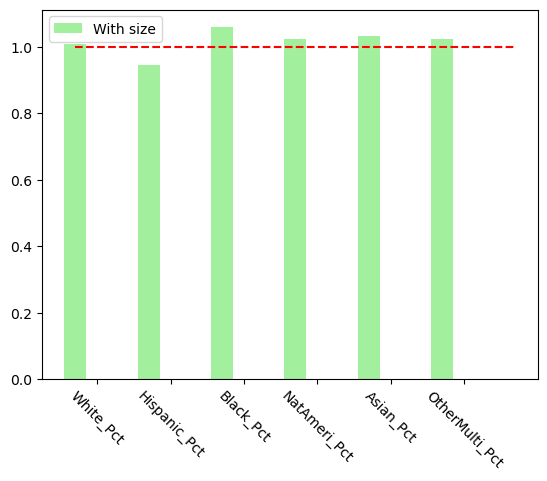
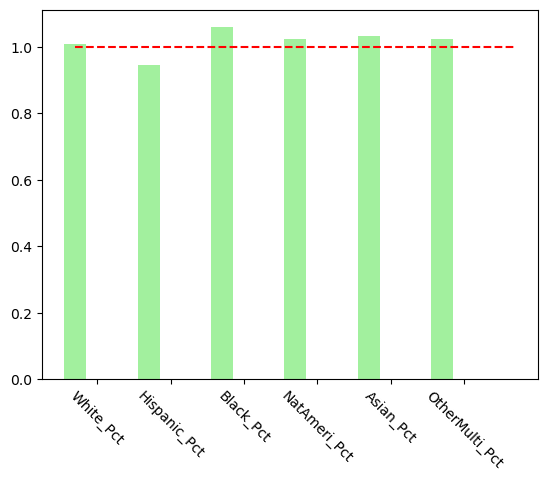
The change to this notebook cell's code, shown as a diff; its figure went from the first image to the second:
--- before
+++ after
@@ -8,12 +8,11 @@
  
 # create bars
-plt.bar(pos_size, table_merge['Equity ratio w/ tract size'], width = barWidth, color = '#a2f09e', label='With size')
+plt.bar(pos_size, table['Equity ratio w/ tract size'], width = barWidth, color = '#a2f09e')
 
 # set x labels and rotate
-plt.xticks([r + barWidth for r in range(len(table['Equity ratio w/ tract size']))], table_merge['Group'], rotation = -45)
+plt.xticks([r + barWidth for r in range(len(table['Equity ratio w/ tract size']))], table['Group'], rotation = -45)
 
 # plot line at 1
 plt.hlines(y = 1, xmin = 0, xmax = 6, color = "red", linestyles = 'dashed')
-
-plt.legend() 
+ 
 plt.show()

Commit: Calculate equality ratios w/ all vars